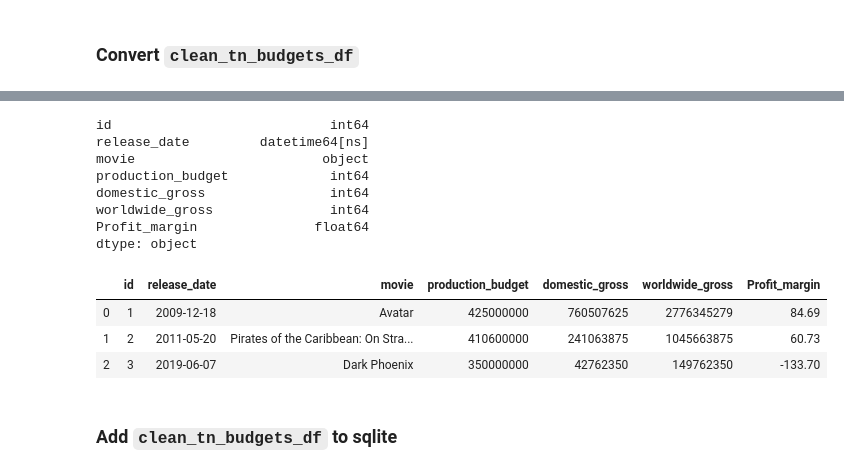
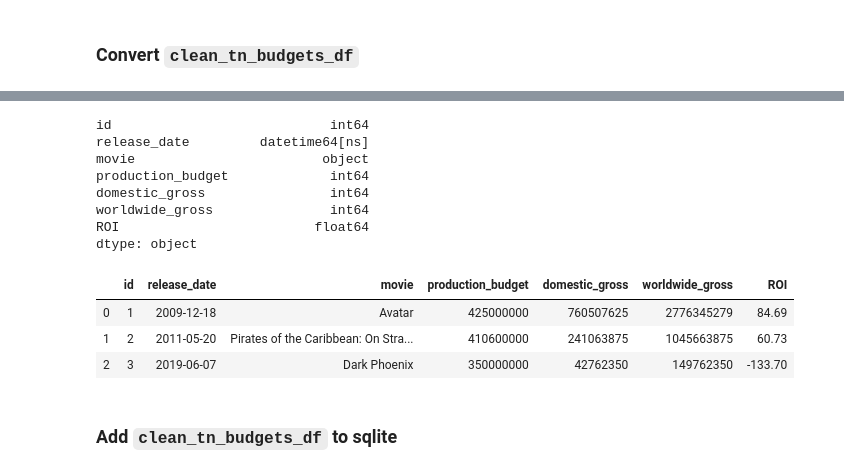
Before and after one commit to jammy-bot/dsc-mod-1-project-v2-1-online-ds-ft-120919, a Jupyter notebook: movies-clean-transform.ipynb, the cells around one changed output, grey strips where cells are left out. Saved outputs shown, nothing was run; the diff lists cells and outputs as text; code cells hidden in the pictures.

```diff
--- a/movies-clean-transform.ipynb
+++ b/movies-clean-transform.ipynb
@@ -280,3 +280,9 @@ dtype: object
 | 2 | 3 | Jun 7, 2019 | Dark Phoenix | $350,000,000 | $42,762,350 | $149,762,350 |
 # %% [markdown]
 ### Convert `clean_tn_budgets_df`
+# %%
+# convert date
+clean_tn_budgets_df.release_date = pd.to_datetime(clean_tn_budgets_df.release_date)
+clean_tn_budgets_df['Year'] = clean_tn_budgets_df.release_date.map(lambda x: x.strftime('%Y'))
+clean_tn_budgets_df.columns = ['id', 'release_date', 'movie', 'production_budget', 'domestic_gross', 'worldwide_gross', 'ROI', 'Year']
+clean_tn_budgets_df.columns
@@ -282,0 +295,8 @@ dtype: object
+# %%
+# `convert_dollars_to_int(df, col)` accepts a dataframe and a column
+# encountered errors
+# we can quickly pass each of the necessary args via a loop
+for col in clean_tn_budgets_df.columns[3:]:
+    clean_tn_budgets_df[col] = clean_tn_budgets_df[col].str.replace("$", "").str.replace(",", "").astype('int64')
+
+clean_tn_budgets_df.dtypes
@@ -283,25 +326,21 @@ dtype: object
 # %%
-# convert date
-clean_tn_budgets_df.release_date = pd.to_datetime(clean_tn_budgets_df.release_date)
-clean_tn_budgets_df.dtypes
-
 # add a ROI column
-clean_tn_budgets_df['Profit_margin'] = round((
+clean_tn_budgets_df['ROI'] = round((
     (clean_tn_budgets_df['worldwide_gross'] - clean_tn_budgets_df["production_budget"]
     ) / clean_tn_budgets_df['worldwide_gross']) * 100, 2)
 
 display(clean_tn_budgets_df.dtypes)
 clean_tn_budgets_df.head(3)
 # %% [output]
 id                            int64
 release_date         datetime64[ns]
 movie                        object
 production_budget             int64
 domestic_gross                int64
 worldwide_gross               int64
-Profit_margin               float64
+ROI                         float64
 dtype: object
-|  | id | release_date | movie | production_budget | domestic_gross | worldwide_gross | Profit_margin |
+|  | id | release_date | movie | production_budget | domestic_gross | worldwide_gross | ROI |
 | 0 | 1 | 2009-12-18 | Avatar | 425000000 | 760507625 | 2776345279 | 84.69 |
 | 1 | 2 | 2011-05-20 | Pirates of the Caribbean: On Stra... | 410600000 | 241063875 | 1045663875 | 60.73 |
 | 2 | 3 | 2019-06-07 | Dark Phoenix | 350000000 | 42762350 | 149762350 | -133.70 |
```
Also changed, not shown: parts of 29 cells of this notebook.
